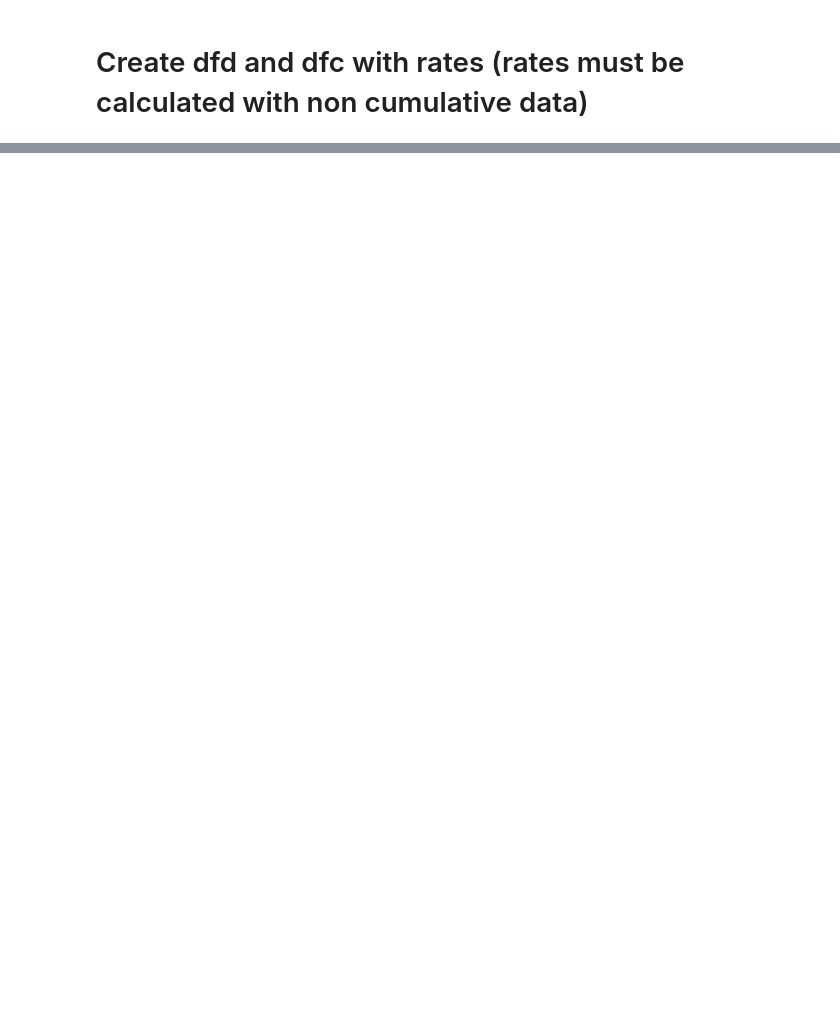
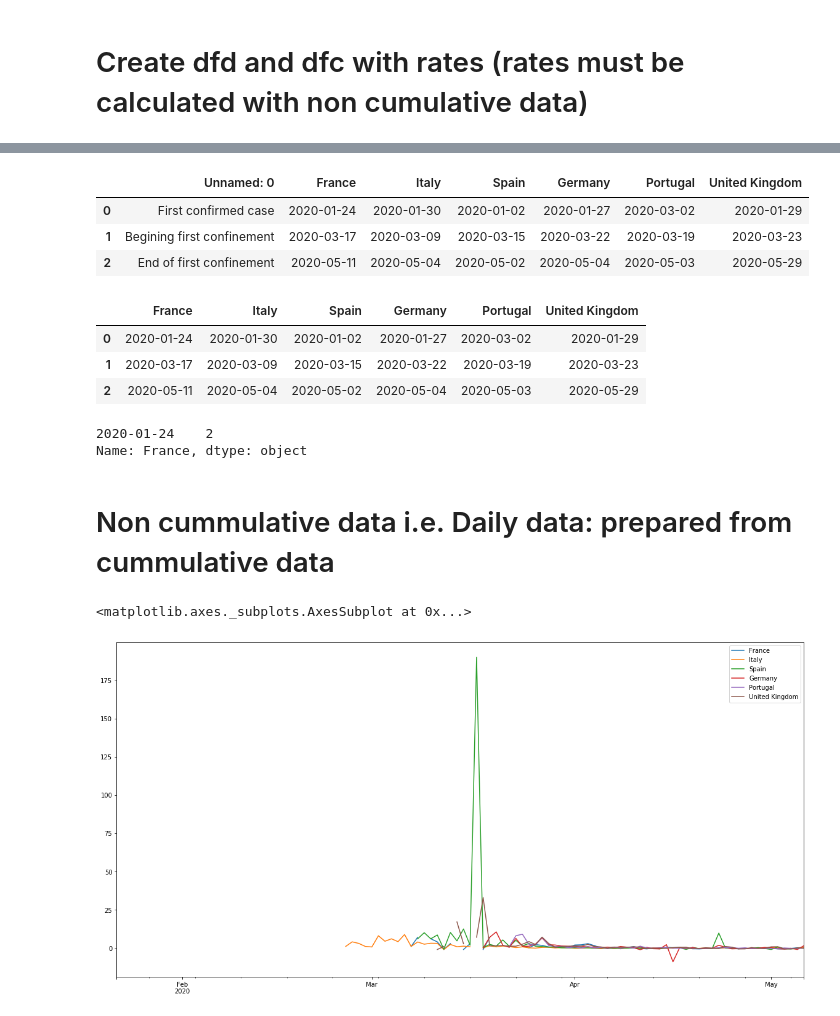
Before and after one commit to Muhibu/Spatial_Analysis_COVID-19, a Jupyter notebook: COVIDintern.ipynb, the cells around one changed output, grey strips where cells are left out. Saved outputs shown, nothing was run; the diff lists cells and outputs as text; code cells hidden in the pictures; blank space fills up the shorter version.

```diff
--- a/COVIDintern.ipynb
+++ b/COVIDintern.ipynb
@@ -379,0 +168,18 @@ dfd.diff()
+# %%
+#Confinements dates & the date for the first confirmed case
+df2=pd.read_csv('confinement_date.csv') # Dataframe of confinement
+df2
+# %% [output]
+|  | Unnamed: 0 | France | Italy | Spain | Germany | Portugal | United Kingdom |
+| 0 | First confirmed case | 2020-01-24 | 2020-01-30 | 2020-01-02 | 2020-01-27 | 2020-03-02 | 2020-01-29 |
+| 1 | Begining first confinement | 2020-03-17 | 2020-03-09 | 2020-03-15 | 2020-03-22 | 2020-03-19 | 2020-03-23 |
+| 2 | End of first confinement | 2020-05-11 | 2020-05-04 | 2020-05-02 | 2020-05-04 | 2020-05-03 | 2020-05-29 |
+# %%
+#dfr=dfr.drop(dfr.index[[0,1,2,3]])
+df2 = df2.drop(df2.columns[[0]], axis=1)# remove the first first  column
+df2
+# %% [output]
+|  | France | Italy | Spain | Germany | Portugal | United Kingdom |
+| 0 | 2020-01-24 | 2020-01-30 | 2020-01-02 | 2020-01-27 | 2020-03-02 | 2020-01-29 |
+| 1 | 2020-03-17 | 2020-03-09 | 2020-03-15 | 2020-03-22 | 2020-03-19 | 2020-03-23 |
+| 2 | 2020-05-11 | 2020-05-04 | 2020-05-02 | 2020-05-04 | 2020-05-03 | 2020-05-29 |
@@ -379,0 +188,5 @@ dfd.diff()
+# %%
+dfc['France'].loc[dfc.index == '2020-01-24']
+# %% [output]
+2020-01-24    2
+Name: France, dtype: object
@@ -379,0 +197,2 @@ dfd.diff()
+# %% [markdown]
+# Non cummulative data i.e. Daily data: prepared from cummulative data
@@ -379,0 +218,9 @@ dfd.diff()
+# %%
+selcountries = ['France', 'Italy','Spain', 'Germany', 'Portugal', 'United Kingdom']
+# %%
+DFd = dfd.diff()
+dfd_r=DFd.pct_change(periods=5)
+dfd_r[selcountries].plot(legend=True,figsize=(20,10) )
+# %% [output]
+<matplotlib.axes._subplots.AxesSubplot at 0x...>
+[figure, added]
```
Also changed, not shown: parts of 42 cells of this notebook, 1 other file.
